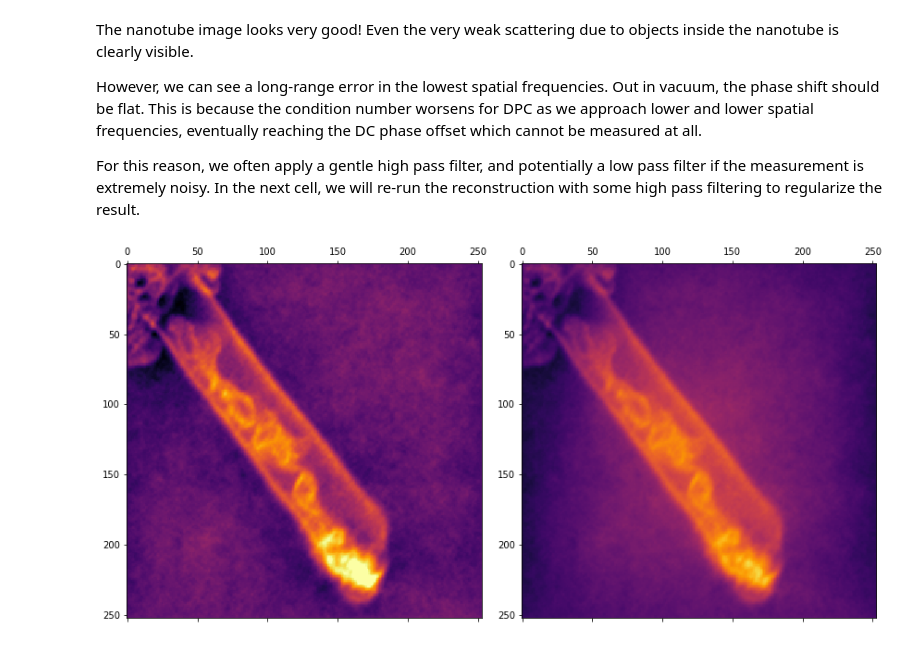
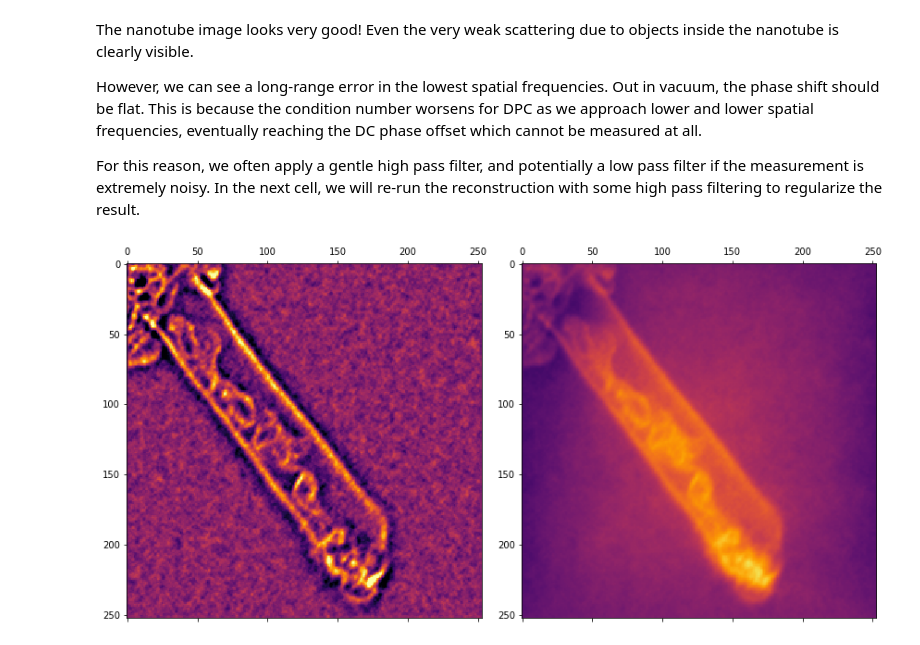
Before and after one commit to py4dstem/py4DSTEM, a Jupyter notebook: sample_code/phase_contrast/tutorial_DPC.ipynb, the cells around one changed output. Cells and saved outputs as stored; diff of their text form; code cells hidden in the pictures.

```diff
--- a/sample_code/phase_contrast/tutorial_DPC.ipynb
+++ b/sample_code/phase_contrast/tutorial_DPC.ipynb
@@ -242,33 +257,33 @@ However, we can see a long-range error in the lowest spatial frequencies. Out in
 For this reason, we often apply a gentle high pass filter, and potentially a low pass filter if the measurement is extremely noisy.  In the next cell, we will re-run the reconstruction with some high pass filtering to regularize the result.
 # %%
 # Input parameters with slight regularization
-regLowPass = 0.0
-regHighPass = 0.00001
+regLowPass = 0
+regHighPass = 0.001
 theta_recon = theta  # We get the same reconstruction with 0 rotation - try it!
-flip_recon = False   # We could just set this to False
+flip_recon = False   # We just set this to False
 paddingfactor = 2    # This parameter handles the boundary conditions via padding the reconstruction space
 stepsize = 1         # Step size for each iteration
-n_iter = 8         # Number of iterations
+n_iter = 16           # Number of iterations
 
 # Reconstruct the phase
 phase_reg, error_ref = py4DSTEM.process.dpc.get_phase_from_CoM(
     CoMx,
     CoMy,
     theta=theta_recon,
     flip=flip_recon,
     regLowPass=regLowPass,
     regHighPass=regHighPass,
     paddingfactor=paddingfactor,
     stepsize=stepsize,
     n_iter=n_iter)
 
 py4DSTEM.visualize.show_image_grid(
     lambda i:[phase_reg, phase][i],
     H=1,
     W=2,
     clipvals='std',
-    min=2,
+    min=3,
     max=5,
     cmap='inferno')
 # %% [output]
-[figure, old version]
+[figure, new version]
```
Also changed, not shown: parts of 7 cells of this notebook.
